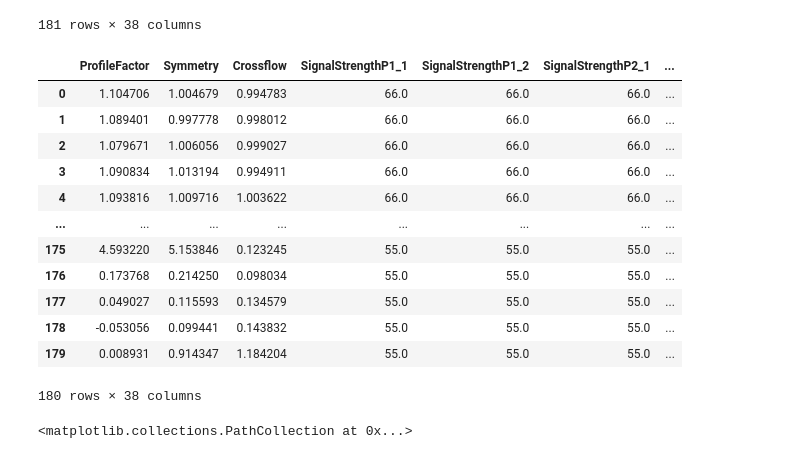
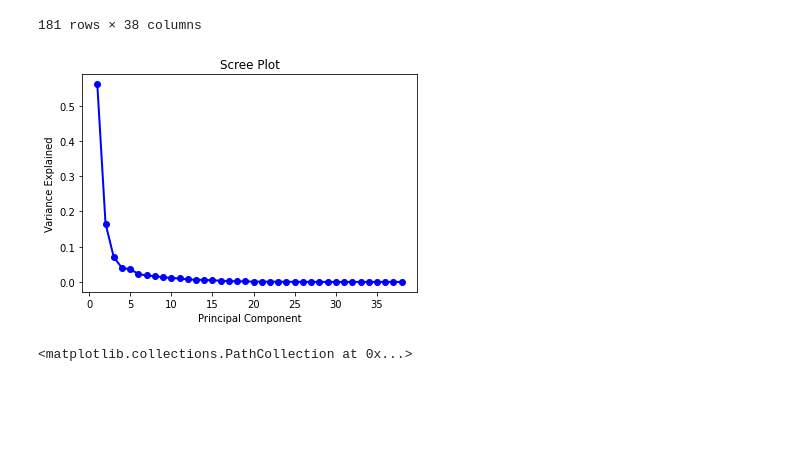
Before and after one commit to davidhgh/csc3005-AE, a Jupyter notebook: 3005_project.ipynb, the cells around one changed output. Saved outputs shown, nothing was run; the diff lists cells and outputs as text; code cells hidden in the pictures; blank space fills up the shorter version.

Commit message:
Attempted scree plot for data D

```diff
--- a/3005_project.ipynb
+++ b/3005_project.ipynb
@@ -245,22 +235,27 @@ dataC
 | 180 | 0.000000 | 0.000000 | 0.000000 | 61.472222 | 61.527778 | 59.611111 | ... |
 181 rows × 38 columns
 # %%
+from sklearn.preprocessing import StandardScaler
+
 dataD = dataD.drop(['FlowVelocityP1', 'FlowVelocityP2','FlowVelocityP3','FlowVelocityP4', 'SoundSpeedP1', 'SoundSpeedP2','SoundSpeedP3','SoundSpeedP4'], axis=1)
-dataD
+scaler = StandardScaler()
+scaled_dataD=dataD.copy()
+scaled_dataD=pd.DataFrame(scaler.fit_transform(scaled_dataD), columns=scaled_dataD.columns)
-# %% [output]
-|  | ProfileFactor | Symmetry | Crossflow | SignalStrengthP1_1 | SignalStrengthP1_2 | SignalStrengthP2_1 | ... |
-| 0 | 1.104706 | 1.004679 | 0.994783 | 66.0 | 66.0 | 66.0 | ... |
-| 1 | 1.089401 | 0.997778 | 0.998012 | 66.0 | 66.0 | 66.0 | ... |
-| 2 | 1.079671 | 1.006056 | 0.999027 | 66.0 | 66.0 | 66.0 | ... |
-| 3 | 1.090834 | 1.013194 | 0.994911 | 66.0 | 66.0 | 66.0 | ... |
-| 4 | 1.093816 | 1.009716 | 1.003622 | 66.0 | 66.0 | 66.0 | ... |
-| ... | ... | ... | ... | ... | ... | ... | ... |
-| 175 | 4.593220 | 5.153846 | 0.123245 | 55.0 | 55.0 | 55.0 | ... |
-| 176 | 0.173768 | 0.214250 | 0.098034 | 55.0 | 55.0 | 55.0 | ... |
-| 177 | 0.049027 | 0.115593 | 0.134579 | 55.0 | 55.0 | 55.0 | ... |
-| 178 | -0.053056 | 0.099441 | 0.143832 | 55.0 | 55.0 | 55.0 | ... |
-| 179 | 0.008931 | 0.914347 | 1.184204 | 55.0 | 55.0 | 55.0 | ... |
-180 rows × 38 columns
+# %%
+import matplotlib.pyplot as plt
+import numpy as np
+
+pca = PCA()
+pca_fit = pca.fit(scaled_dataD)
+
+PC_values = np.arange(pca.n_components_) + 1
+plt.plot(PC_values, pca.explained_variance_ratio_, 'o-', linewidth=2, color='blue')
+plt.title('Scree Plot')
+plt.xlabel('Principal Component')
+plt.ylabel('Variance Explained')
+plt.show()
+# %% [output]
+[figure, added]
 # %%
 from sklearn.decomposition import PCA
 import matplotlib.pyplot as plt
```
Also changed, not shown: parts of 2 cells of this notebook.
